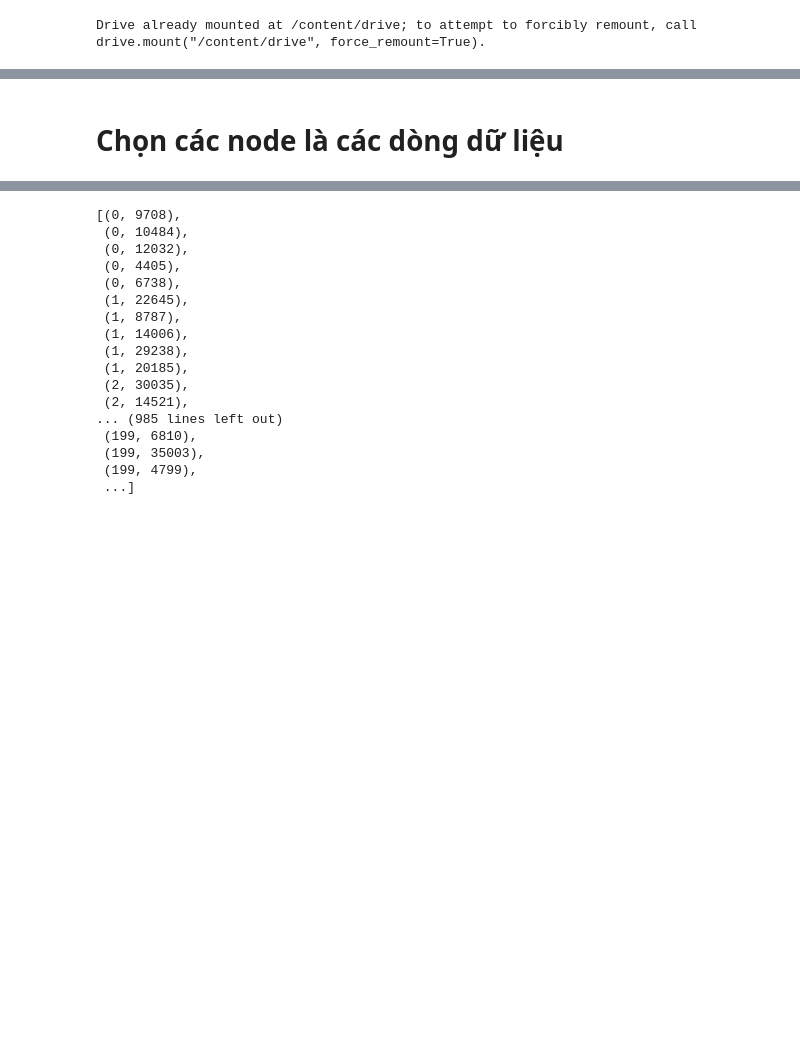
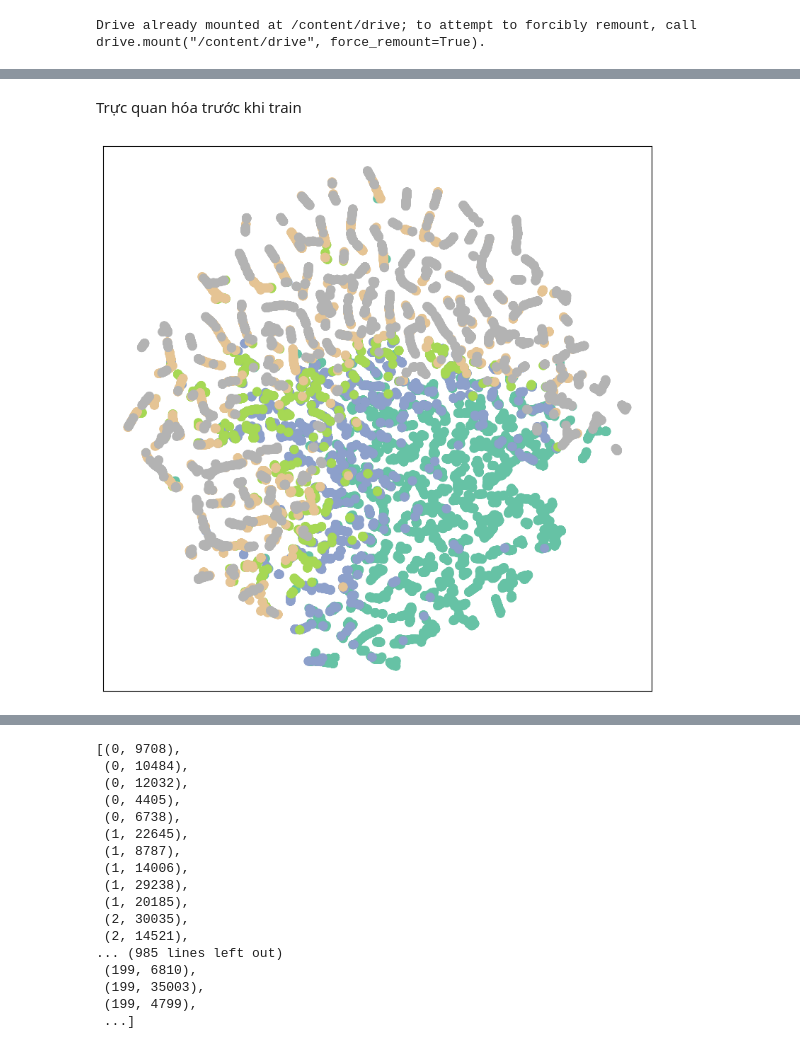
Before and after one commit to ThuNguyen6789/IS353.P12_Nhom3, a Jupyter notebook: notebooks/Khai thác dữ liệu mạng/GraphNeuralNetwork.ipynb, the cells around one changed output, grey strips where cells are left out. Cells and saved outputs as stored; diff of their text form; code cells hidden in the pictures; blank space fills up the shorter version.

```diff
--- a/notebooks/Khai thác dữ liệu mạng/GraphNeuralNetwork.ipynb
+++ b/notebooks/Khai thác dữ liệu mạng/GraphNeuralNetwork.ipynb
@@ -81,0 +236,8 @@ df = pd.read_csv('/content/drive/MyDrive/Nhóm 3/Bài tập trên lớp/B
+# %%
+# Tạo đối tượng Graph
+node_features = torch.tensor(X, dtype=torch.float)  # Đặc trưng các nút
+labels = torch.tensor(y, dtype=torch.long)          # Nhãn của các nút
+edge_index = torch.tensor(np.array(graphs[-1].edges).T, dtype=torch.long)  # Danh sách cạnh từ đồ thị cuối
+
+# Tạo đối tượng đồ thị PyTorch Geometric
+data = Data(x=node_features, edge_index=edge_index, y=labels)
@@ -111,2 +279,8 @@ df = pd.read_csv('/content/drive/MyDrive/Nhóm 3/Bài tập trên lớp/B
-# %% [markdown]
-# Chọn các node là các dòng dữ liệu
+# %%
+input_dim = data.x.shape[1]
+hidden_dim = 16
+output_dim = len(labels.unique())
+
+model = GCN(input_dim=input_dim, hidden_dim=hidden_dim, output_dim=output_dim)
+criterion = nn.CrossEntropyLoss()
+optimizer = torch.optim.Adam(model.parameters(), lr=0.01, weight_decay=5e-4)
@@ -112,0 +304,22 @@ df = pd.read_csv('/content/drive/MyDrive/Nhóm 3/Bài tập trên lớp/B
+# %% [markdown]
+Trực quan hóa trước khi train
+# %%
+%matplotlib inline
+import matplotlib.pyplot as plt
+from sklearn.manifold import TSNE
+
+def visualize(h, color):
+    z = TSNE(n_components=2).fit_transform(h.detach().cpu().numpy())
+
+    plt.figure(figsize=(10,10))
+    plt.xticks([])
+    plt.yticks([])
+
+    plt.scatter(z[:, 0], z[:, 1], s=70, c=color, cmap="Set2")
+    plt.show()
+
+model.eval()
+out = model(data)
+visualize(out, color=data.y)
+# %% [output]
+[figure, added]
```
Also changed, not shown: parts of 44 cells of this notebook.
